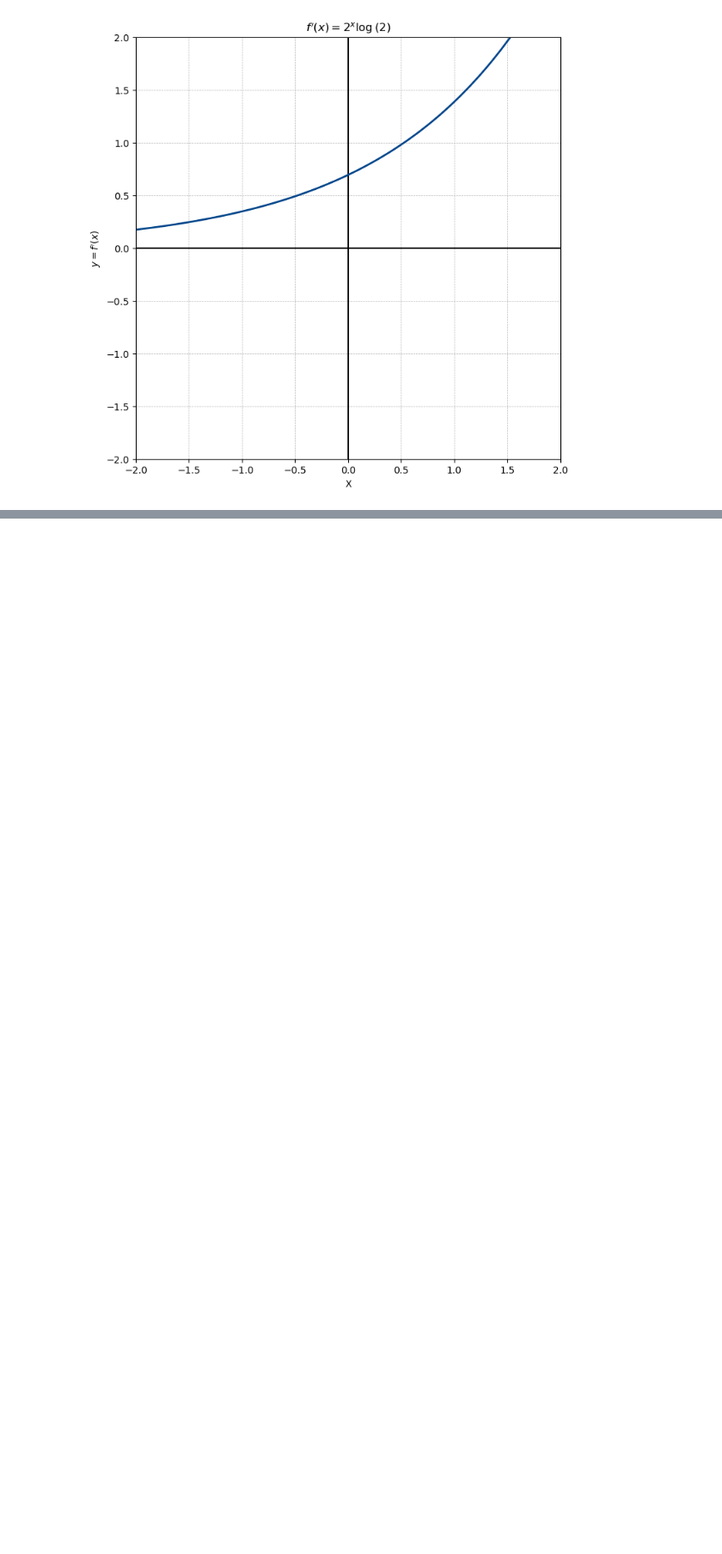
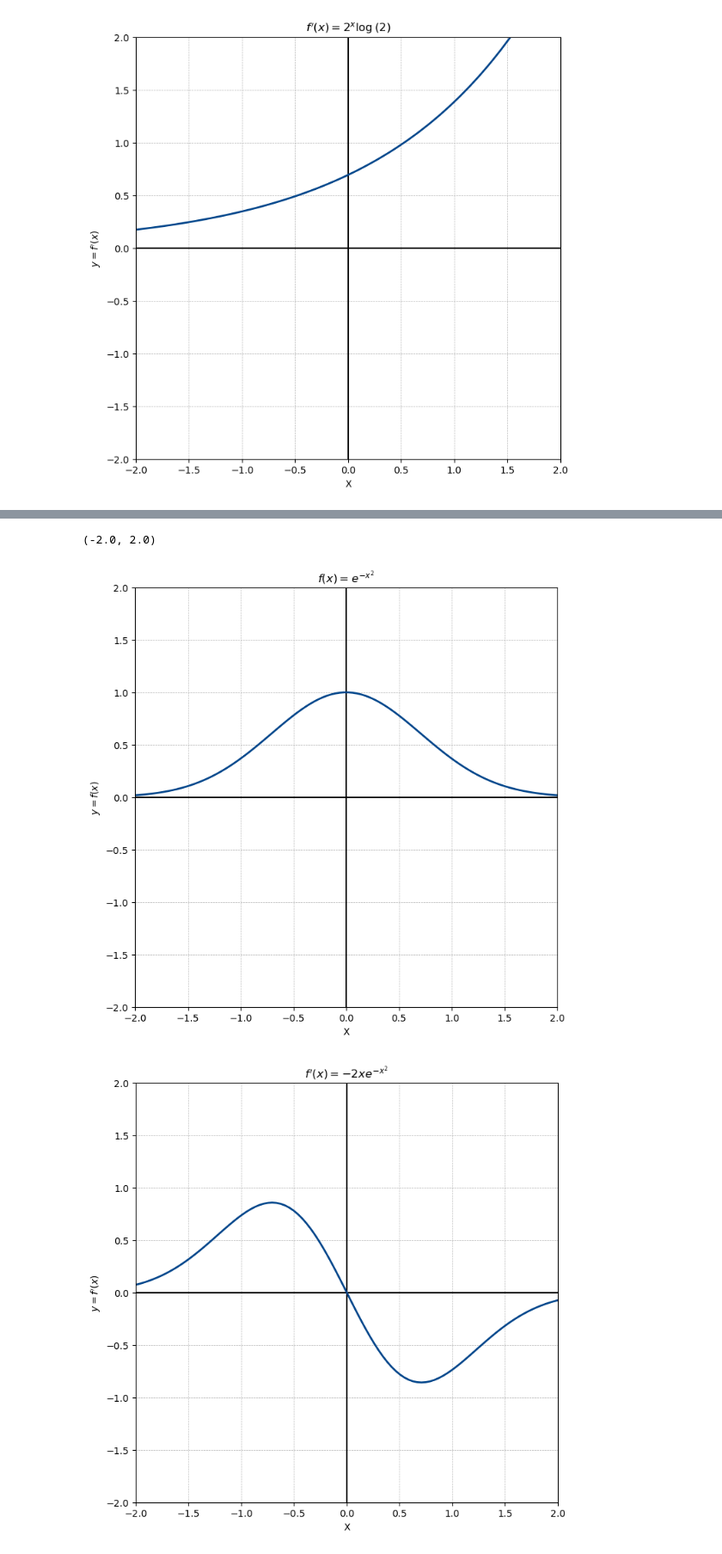
Before and after one commit to Arch-jyh/iris_books, a Jupyter notebook: book3/15.ipynb, the cells around one changed output, grey strips where cells are left out. Shown at 86% size. Drawn from its saved outputs; the diff is of its cells as text; code cells hidden in the pictures; blank space fills up the shorter version.

```diff
--- a/book3/15.ipynb
+++ b/book3/15.ipynb
@@ -453,0 +583,46 @@ np.log2((10*10000)/(1000*20))
+# %%
+x_array = np.linspace(-2,2,100)
+gamma = sp.symbols('gamma')
+f_x = sp.exp(-1 * x**2)
+f_x_fcn = lambdify(x,f_x)
+y_array = f_x_fcn(x_array)
+
+fig,ax = plt.subplots(figsize = (8,8))
+ax.grid(True,ls = '--',lw = 0.5)
+ax.axvline(x = 0,color = 'k')
+ax.axhline(y = 0,color = 'k')
+
+plt.plot(x_array,y_array,color = '#00448A',linewidth = 2)
+
+ax.grid(True)
+
+plt.xlabel('X')  # 设置x轴标签
+plt.ylabel('$y = f(x)$')  # 设置y轴标签
+ax.set_title('$f(x) = %s$' % latex(f_x))  # 设置标题显示函数表达式
+ax.set_xlim(-2, 2)  # 设置x轴范围
+ax.set_ylim(-2, 2)  # 设置y轴范围
+
+
+x_d_array = np.linspace(-2,2,100)
+f_dx = diff(f_x,x)
+f_dx_fcn = lambdify(x,f_dx)
+y_d_array = f_dx_fcn(x_d_array)
+
+fig,ax = plt.subplots(figsize = (8,8))
+ax.grid(True,ls = '--',lw = 0.5)
+ax.axvline(x = 0,color = 'k')
+ax.axhline(y = 0,color = 'k')
+
+
+plt.plot(x_d_array,y_d_array,color = '#00448A',linewidth = 2)
+
+
+plt.xlabel('X')  # 设置x轴标签
+plt.ylabel('$y = f\'(x)$')  # 设置y轴标签
+ax.set_title('$f\'(x) = %s$' % latex(f_dx))  # 设置标题显示函数表达式
+ax.set_xlim(-2, 2)  # 设置x轴范围
+ax.set_ylim(-2, 2)  # 设置y轴范围
+# %% [output]
+(-2.0, 2.0)
+[figure, added]
+[figure, added]
```
Also changed, not shown: parts of 14 cells of this notebook, 1 other file.
